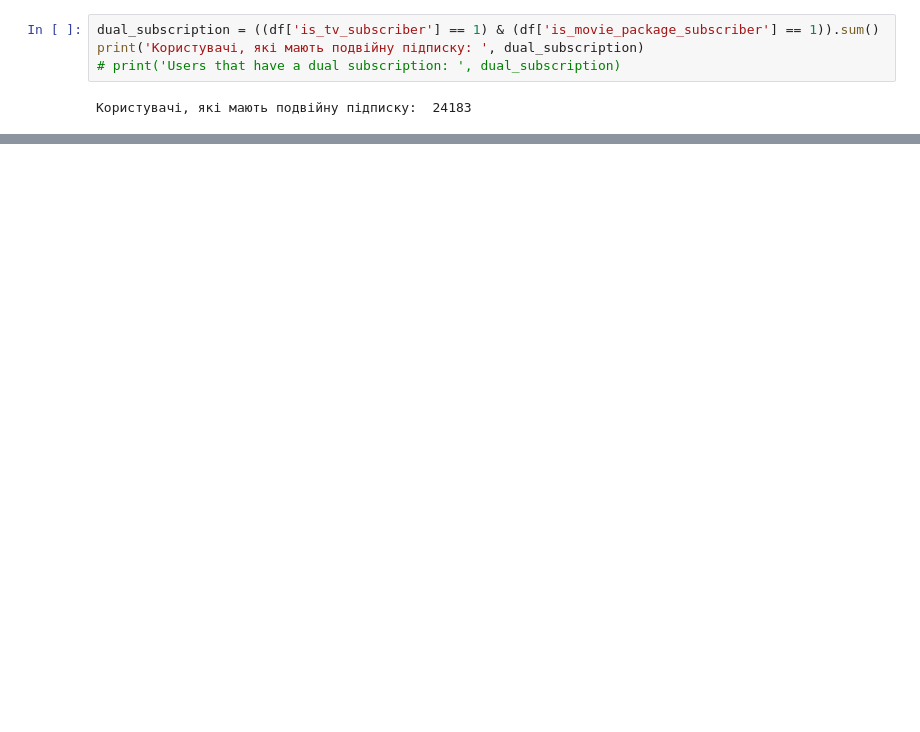
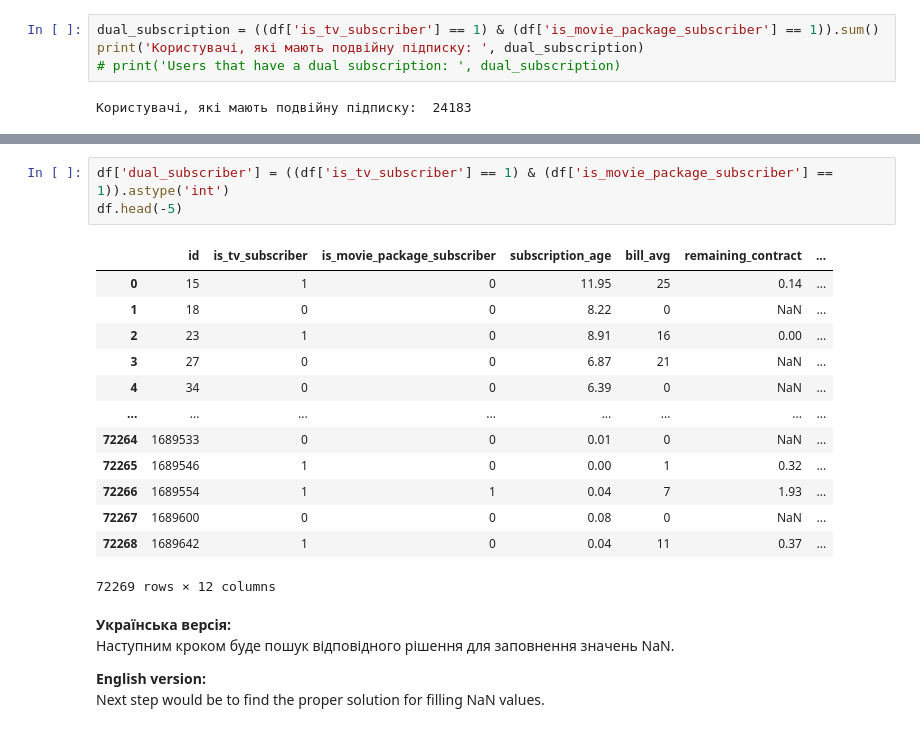
Before and after one commit to MaksimDar/telecom-churn-prediction, a Jupyter notebook: notebooks/01_eda.ipynb, the cells around one changed output, grey strips where cells are left out. Saved outputs shown, nothing was run; the diff lists cells and outputs as text; blank space fills up the shorter version.

```diff
--- a/notebooks/01_eda.ipynb
+++ b/notebooks/01_eda.ipynb
@@ -131,0 +164,23 @@ print('Користувачі, які мають подвійну підписк
+# %%
+df['dual_subscriber'] = ((df['is_tv_subscriber'] == 1) & (df['is_movie_package_subscriber'] == 1)).astype('int')
+df.head(-5)
+# %% [output]
+|  | id | is_tv_subscriber | is_movie_package_subscriber | subscription_age | bill_avg | remaining_contract | ... |
+| 0 | 15 | 1 | 0 | 11.95 | 25 | 0.14 | ... |
+| 1 | 18 | 0 | 0 | 8.22 | 0 | NaN | ... |
+| 2 | 23 | 1 | 0 | 8.91 | 16 | 0.00 | ... |
+| 3 | 27 | 0 | 0 | 6.87 | 21 | NaN | ... |
+| 4 | 34 | 0 | 0 | 6.39 | 0 | NaN | ... |
+| ... | ... | ... | ... | ... | ... | ... | ... |
+| 72264 | 1689533 | 0 | 0 | 0.01 | 0 | NaN | ... |
+| 72265 | 1689546 | 1 | 0 | 0.00 | 1 | 0.32 | ... |
+| 72266 | 1689554 | 1 | 1 | 0.04 | 7 | 1.93 | ... |
+| 72267 | 1689600 | 0 | 0 | 0.08 | 0 | NaN | ... |
+| 72268 | 1689642 | 1 | 0 | 0.04 | 11 | 0.37 | ... |
+72269 rows × 12 columns
+# %% [markdown]
+**Українська версія:**
+Наступним кроком буде пошук відповідного рішення для заповнення значень NaN.
+
+**English version:**
+Next step would be to find the proper solution for filling NaN values.
```
Also changed, not shown: parts of 27 cells of this notebook.
